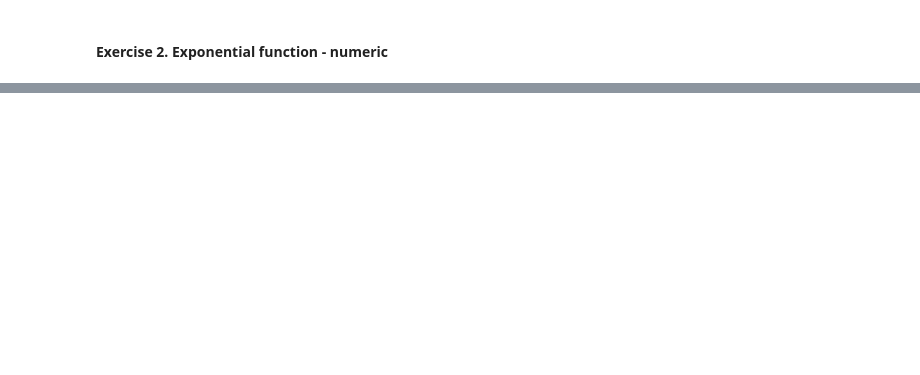
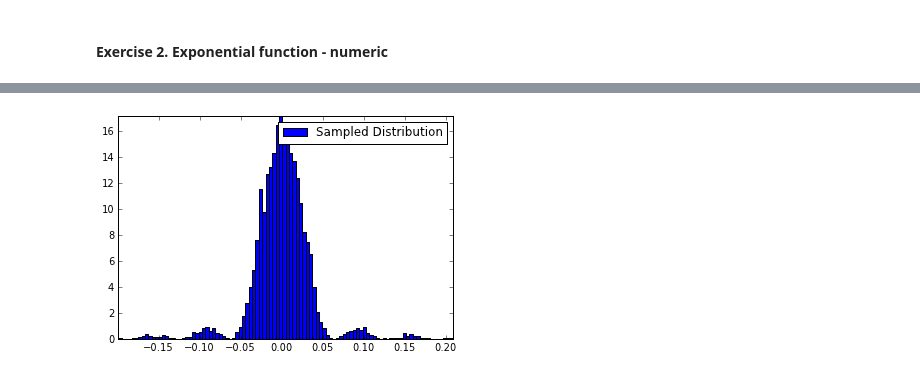
Before and after one commit to jvanatta/particle-tracks, a Jupyter notebook: week8/tuesMC.ipynb, the cells around one changed output, grey strips where cells are left out. Saved outputs shown, nothing was run; the diff lists cells and outputs as text; code cells hidden in the pictures; blank space fills up the shorter version.

```diff
--- a/week8/tuesMC.ipynb
+++ b/week8/tuesMC.ipynb
@@ -68,0 +125,8 @@ plt.show()
+# %%
+hist(distribute1D(x, Ids(x), N), 100, normed=True, label="Sampled Distribution")
+#plot(t, f(t), label="True Distribution", lw=3, color='red')
+legend(loc='best')
+axis("tight")
+show()
+# %% [output]
+[figure, added]
```
Also changed, not shown: parts of 8 cells of this notebook.
